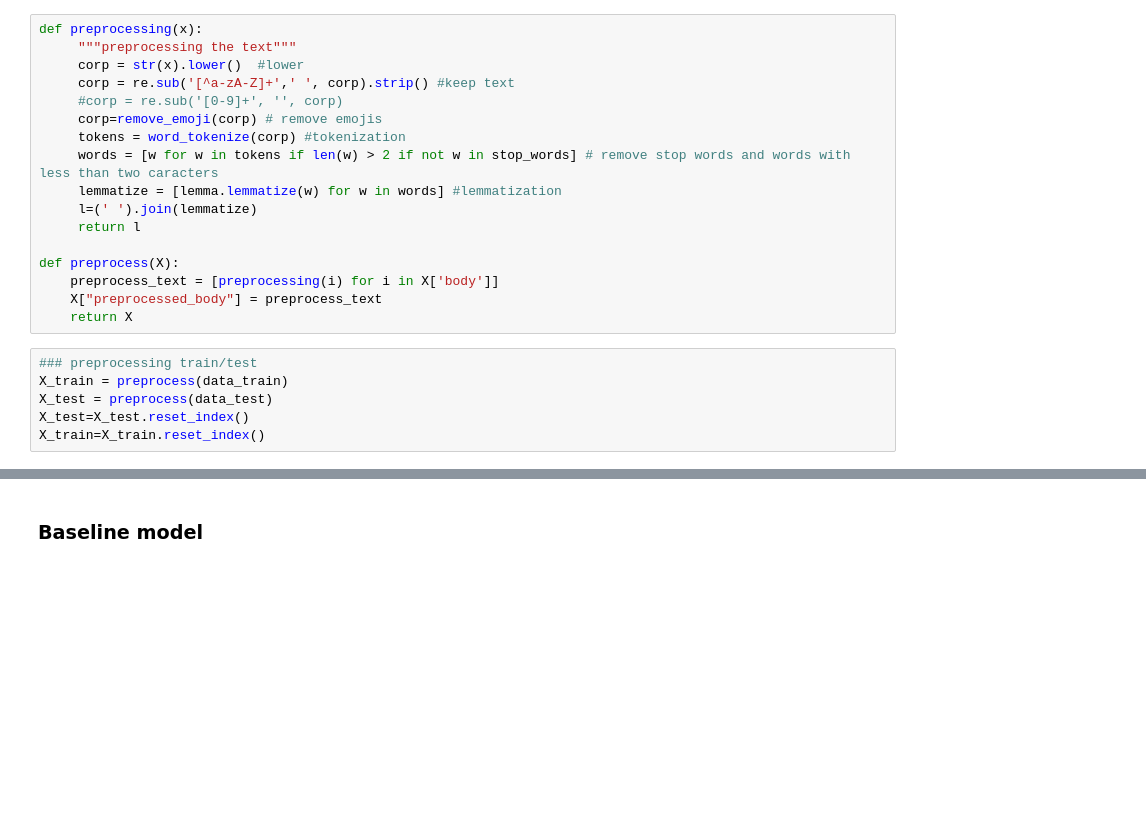
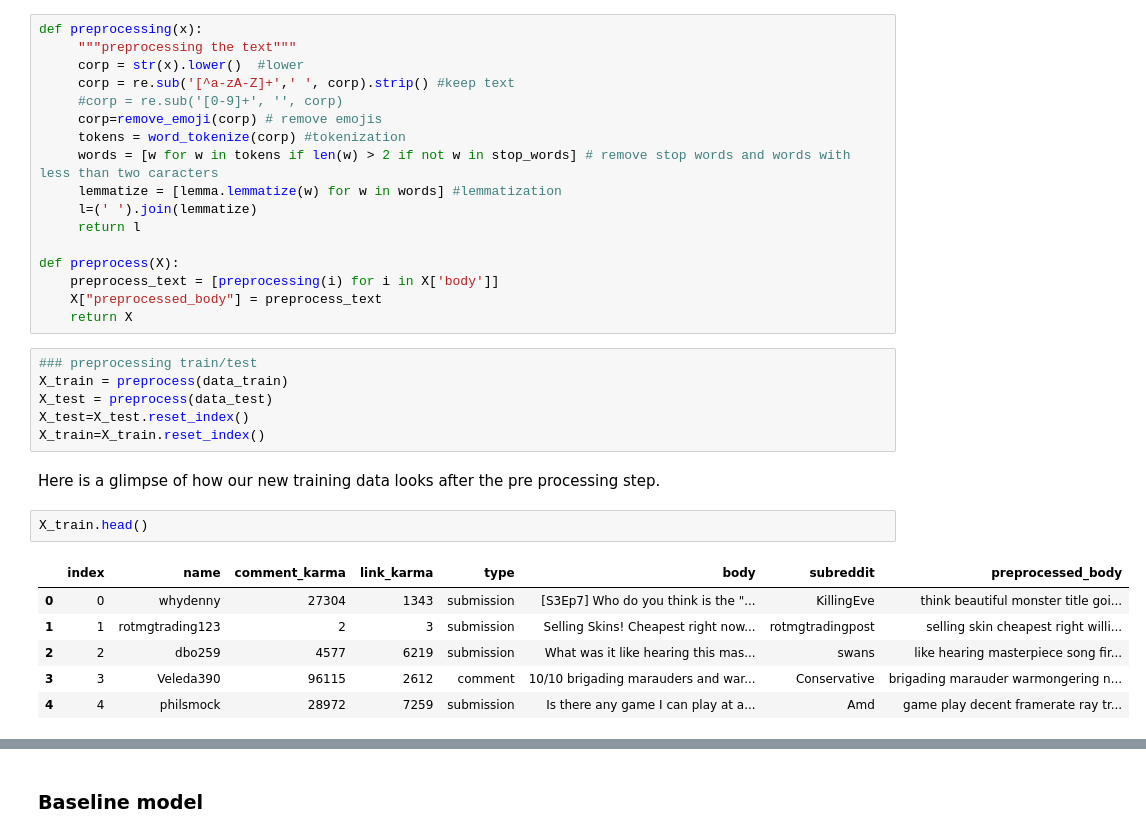
Before and after one commit to RemiHurstel/scam-prediction-on-Reddit, a Jupyter notebook: reddit_starting_kit.ipynb, the cells around one changed output, grey strips where cells are left out. Saved outputs shown, nothing was run; the diff lists cells and outputs as text; blank space fills up the shorter version.

```diff
--- a/reddit_starting_kit.ipynb
+++ b/reddit_starting_kit.ipynb
@@ -269,6 +279,17 @@ X_train = preprocess(data_train)
 X_test = preprocess(data_test)
 X_test=X_test.reset_index()
 X_train=X_train.reset_index()
+# %% [markdown]
+Here is a glimpse of how our new training data looks after the pre processing step.
+# %%
+X_train.head()
+# %% [output]
+|  | index | name | comment_karma | link_karma | type | body | subreddit | preprocessed_body |
+| 0 | 0 | whydenny | 27304 | 1343 | submission | [S3Ep7] Who do you think is the "... | KillingEve | think beautiful monster title goi... |
+| 1 | 1 | rotmgtrading123 | 2 | 3 | submission | Selling Skins! Cheapest right now... | rotmgtradingpost | selling skin cheapest right willi... |
+| 2 | 2 | dbo259 | 4577 | 6219 | submission | What was it like hearing this mas... | swans | like hearing masterpiece song fir... |
+| 3 | 3 | Veleda390 | 96115 | 2612 | comment | 10/10 brigading marauders and war... | Conservative | brigading marauder warmongering n... |
+| 4 | 4 | philsmock | 28972 | 7259 | submission | Is there any game I can play at a... | Amd | game play decent framerate ray tr... |
 # %%
 ##Scammer
 #pip install wordcloud
```
Also changed, not shown: parts of 26 cells of this notebook.
